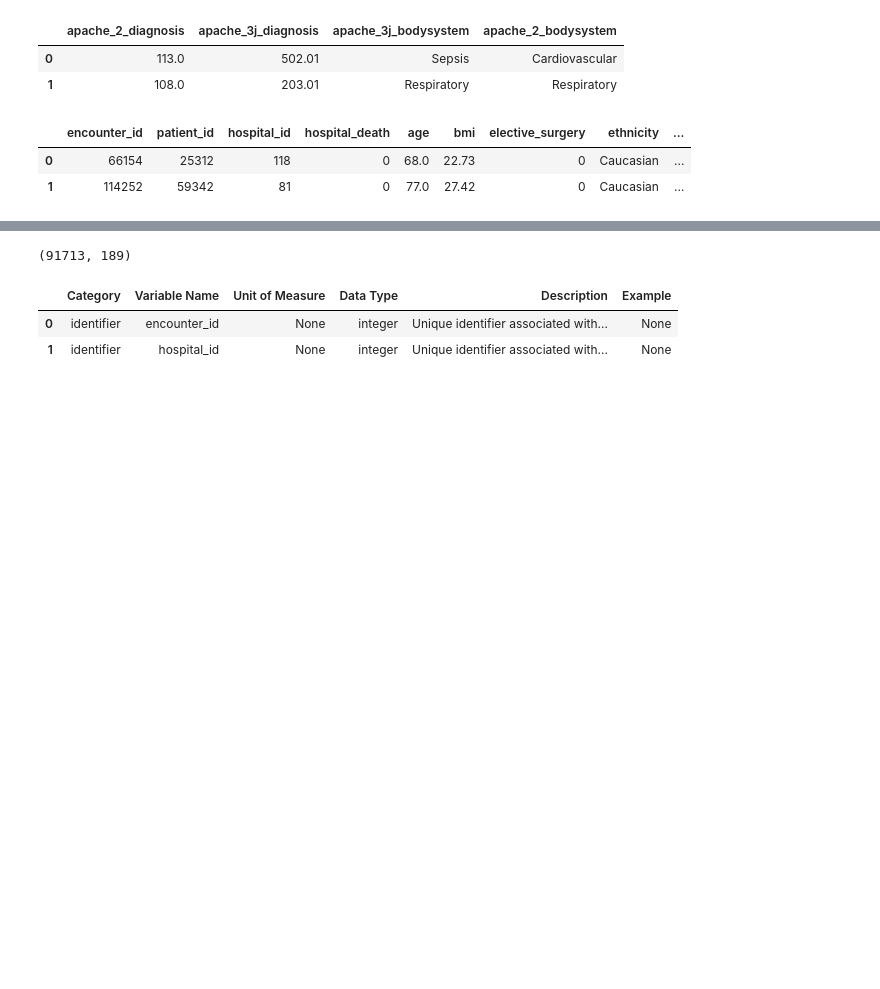
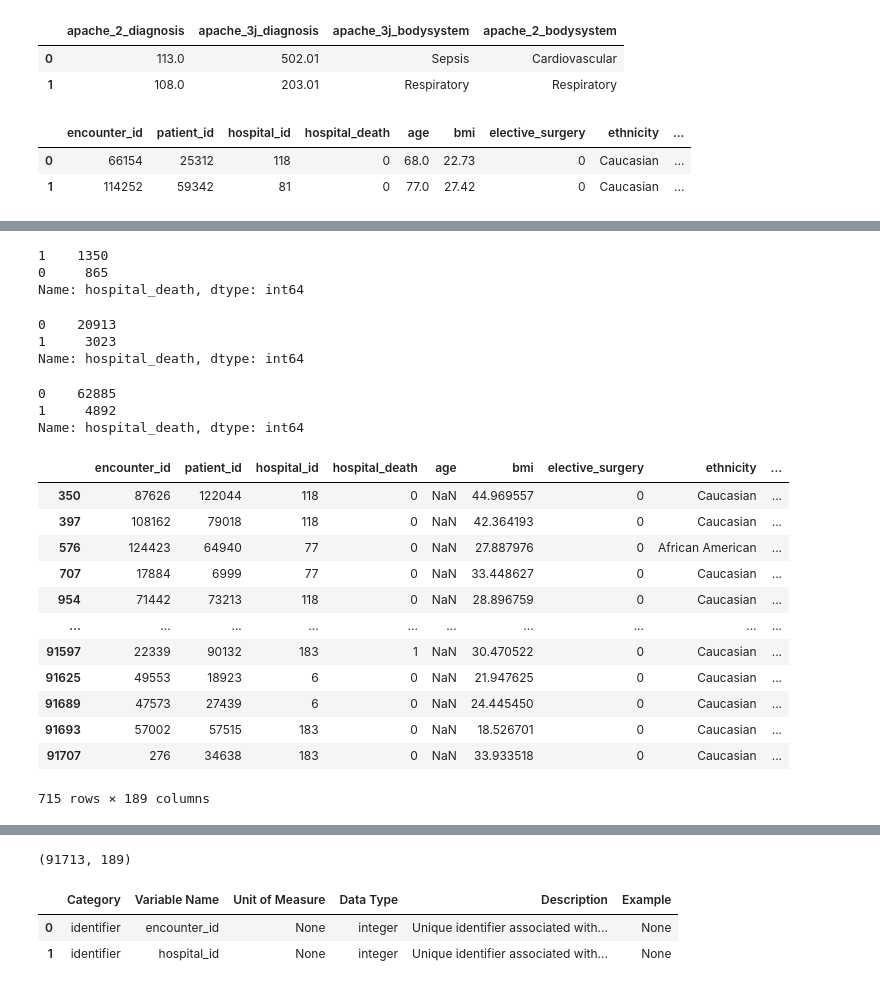
Before and after one commit to curie-capstone/predicting-patient-outcomes, a Jupyter notebook: ravinder/modeling_ravinder.ipynb, the cells around one changed output, grey strips where cells are left out. Cells and saved outputs as stored; diff of their text form; code cells hidden in the pictures; blank space fills up the shorter version.

```diff
--- a/ravinder/modeling_ravinder.ipynb
+++ b/ravinder/modeling_ravinder.ipynb
@@ -60,8 +60,10 @@ df.head(2)
 | 1 | 114252 | 59342 | 81 | 0 | 77.0 | 27.42 | 0 | Caucasian | ... |
 # %%
 df['gcs'] = df.gcs_eyes_apache + df.gcs_motor_apache + df.gcs_verbal_apache
-df['almost_dead'] = np.where(((df.temp_apache <= 38) & ((df.ph_apache < 7.1) | (df.ph_apache < 7.3 )) & (df.temp_apache<35) |((df.ph_apache < 7.1 )) & (df.map_apache < 50) | ((df.ph_apache < 7.2 )) & (df.gcs < 5) | (df.pre_icu_los_days > 40)) | (df.h1_lactate_max > 11),True,False)
-df['log_bmi'] = np.log2(df.bmi)
+df['almost_dead'] = np.where(((df.temp_apache <= 38) & ((df.ph_apache < 7.1) | (df.ph_apache < 7.3 )) & (df.temp_apache<35) |((df.ph_apache < 7.1 )) & (df.map_apache < 50) | ((df.ph_apache < 7.2 )) & (df.gcs < 5) | (df.pre_icu_los_days > 40)) | ((df.d1_lactate_max > 8) | (df.d1_lactate_min > 10)),True,False)
+# df['almost_dead'] = np.where((df[((df.temp_apache <= 38) & ((df.ph_apache < 7.1) | (df.ph_apache < 7.3 )) & (df.temp_apache<35) |((df.ph_apache < 7.1 )) & (df.map_apache < 50) | ((df.ph_apache < 7.2 )) & (df.gcs < 5) | (df.pre_icu_los_days > 40)) | ((df.d1_lactate_max > 8) | (df.d1_lactate_min > 10)), True, False)
+df['arterial_bp'] = np.where((df.d1_mbp_invasive_max.notnull()), True, False)
+# df['log_bmi'] = np.log2(df.bmi)
 # %%
 df.almost_dead.sum()
 # %% [output]
@@ -68,0 +73,6 @@ df.almost_dead.sum()
+# %%
+df[((df.temp_apache <= 37) & ((df.ph_apache < 7.1) | (df.ph_apache < 7.3 )) & (df.temp_apache<35) |((df.ph_apache < 7.1 )) & (df.map_apache < 50) | ((df.ph_apache < 7.2 )) & (df.gcs < 5) | (df.pre_icu_los_days > 40)) | ((df.d1_lactate_max > 8) | (df.d1_lactate_min > 10))].hospital_death.value_counts()
+# %% [output]
+1    1350
+0     865
+Name: hospital_death, dtype: int64
@@ -68,0 +81,28 @@ df.almost_dead.sum()
+# %%
+df[(df.d1_mbp_invasive_max.notnull())].hospital_death.value_counts()
+# %% [output]
+0    20913
+1     3023
+Name: hospital_death, dtype: int64
+# %%
+df[df.d1_mbp_invasive_max.isnull()].hospital_death.value_counts()
+# %% [output]
+0    62885
+1     4892
+Name: hospital_death, dtype: int64
+# %%
+df[df['ventilated_apache'].isnull()]
+# %% [output]
+|  | encounter_id | patient_id | hospital_id | hospital_death | age | bmi | elective_surgery | ethnicity | ... |
+| 350 | 87626 | 122044 | 118 | 0 | NaN | 44.969557 | 0 | Caucasian | ... |
+| 397 | 108162 | 79018 | 118 | 0 | NaN | 42.364193 | 0 | Caucasian | ... |
+| 576 | 124423 | 64940 | 77 | 0 | NaN | 27.887976 | 0 | African American | ... |
+| 707 | 17884 | 6999 | 77 | 0 | NaN | 33.448627 | 0 | Caucasian | ... |
+| 954 | 71442 | 73213 | 118 | 0 | NaN | 28.896759 | 0 | Caucasian | ... |
+| ... | ... | ... | ... | ... | ... | ... | ... | ... | ... |
+| 91597 | 22339 | 90132 | 183 | 1 | NaN | 30.470522 | 0 | Caucasian | ... |
+| 91625 | 49553 | 18923 | 6 | 0 | NaN | 21.947625 | 0 | Caucasian | ... |
+| 91689 | 47573 | 27439 | 6 | 0 | NaN | 24.445450 | 0 | Caucasian | ... |
+| 91693 | 57002 | 57515 | 183 | 0 | NaN | 18.526701 | 0 | Caucasian | ... |
+| 91707 | 276 | 34638 | 183 | 0 | NaN | 33.933518 | 0 | Caucasian | ... |
+715 rows × 189 columns
```
Also changed, not shown: parts of 66 cells of this notebook.
